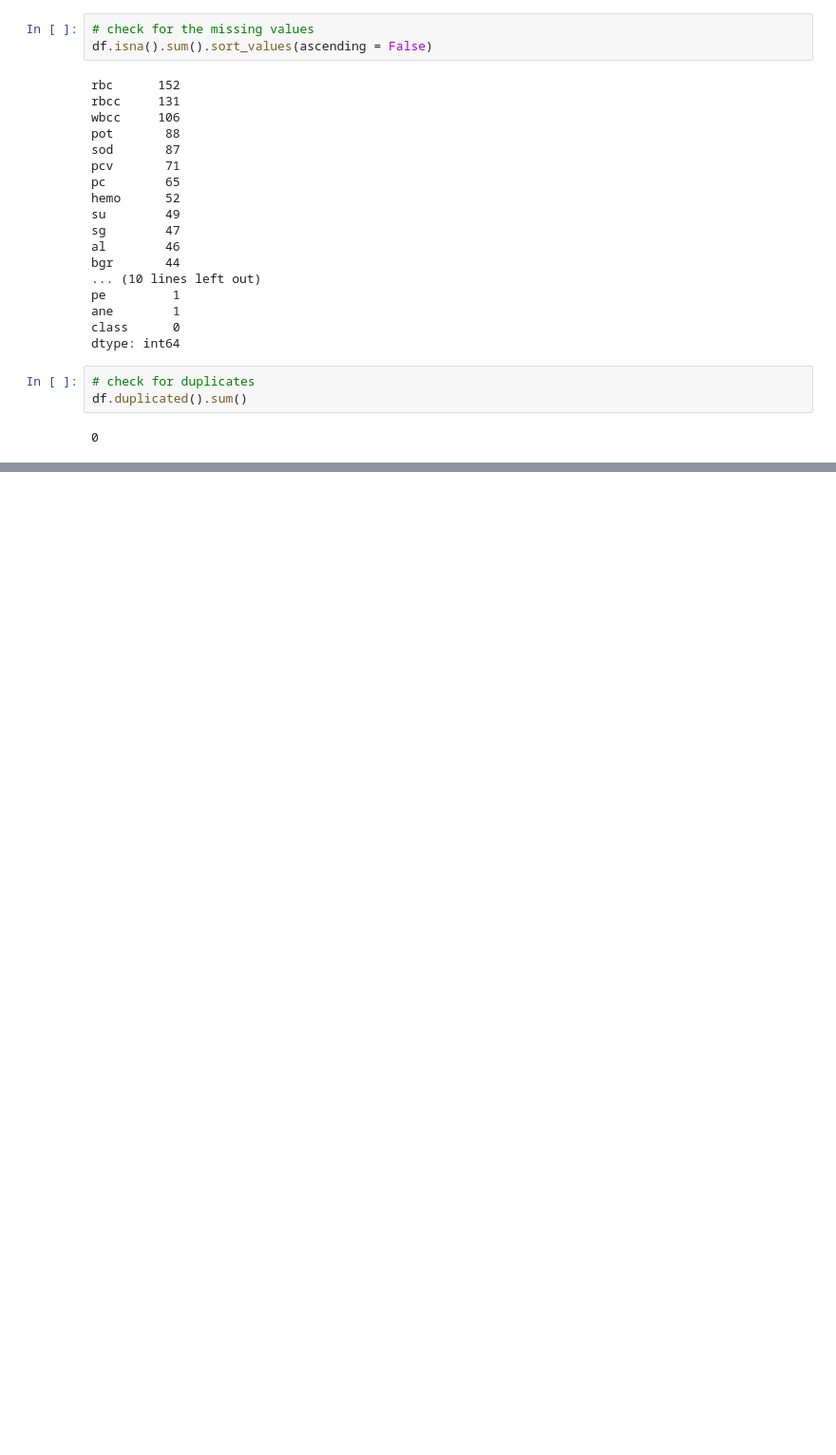
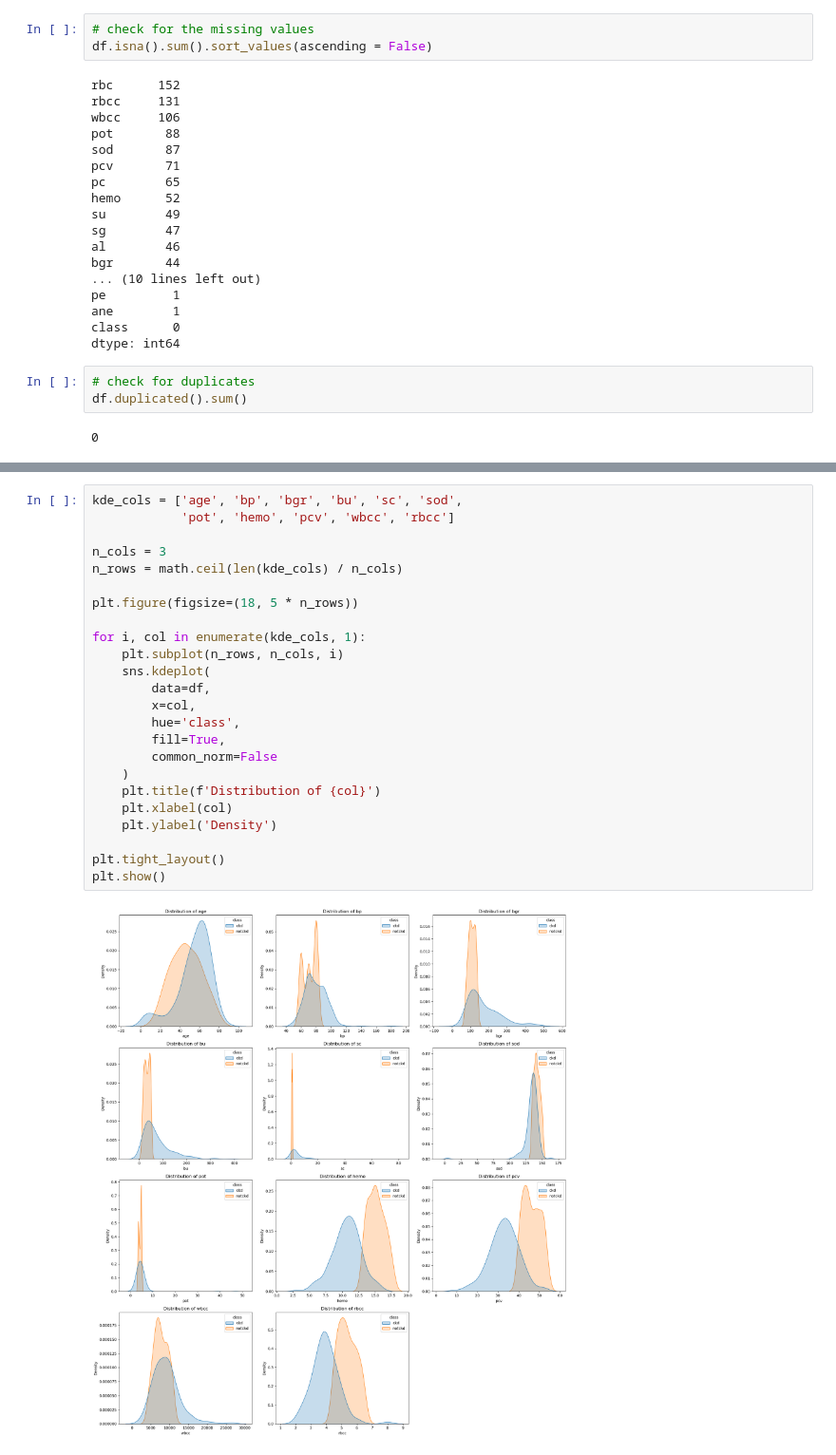
Before and after one commit to naiksampan/Predictive-Analytics-for-CKD-Detection, a Jupyter notebook: CKD_analysis.ipynb, the cells around one changed output, grey strips where cells are left out. Shown at 95% size. Cells and saved outputs as stored; diff of their text form; blank space fills up the shorter version.

```diff
--- a/CKD_analysis.ipynb
+++ b/CKD_analysis.ipynb
@@ -188,0 +219,26 @@ Name: count, dtype: int64
+# %%
+kde_cols = ['age', 'bp', 'bgr', 'bu', 'sc', 'sod',
+            'pot', 'hemo', 'pcv', 'wbcc', 'rbcc']
+
+n_cols = 3
+n_rows = math.ceil(len(kde_cols) / n_cols)
+
+plt.figure(figsize=(18, 5 * n_rows))
+
+for i, col in enumerate(kde_cols, 1):
+    plt.subplot(n_rows, n_cols, i)
+    sns.kdeplot(
+        data=df,
+        x=col,
+        hue='class',
+        fill=True,
+        common_norm=False
+    )
+    plt.title(f'Distribution of {col}')
+    plt.xlabel(col)
+    plt.ylabel('Density')
+
+plt.tight_layout()
+plt.show()
+# %% [output]
+[figure, added]
```
Also changed, not shown: parts of 12 cells of this notebook.
